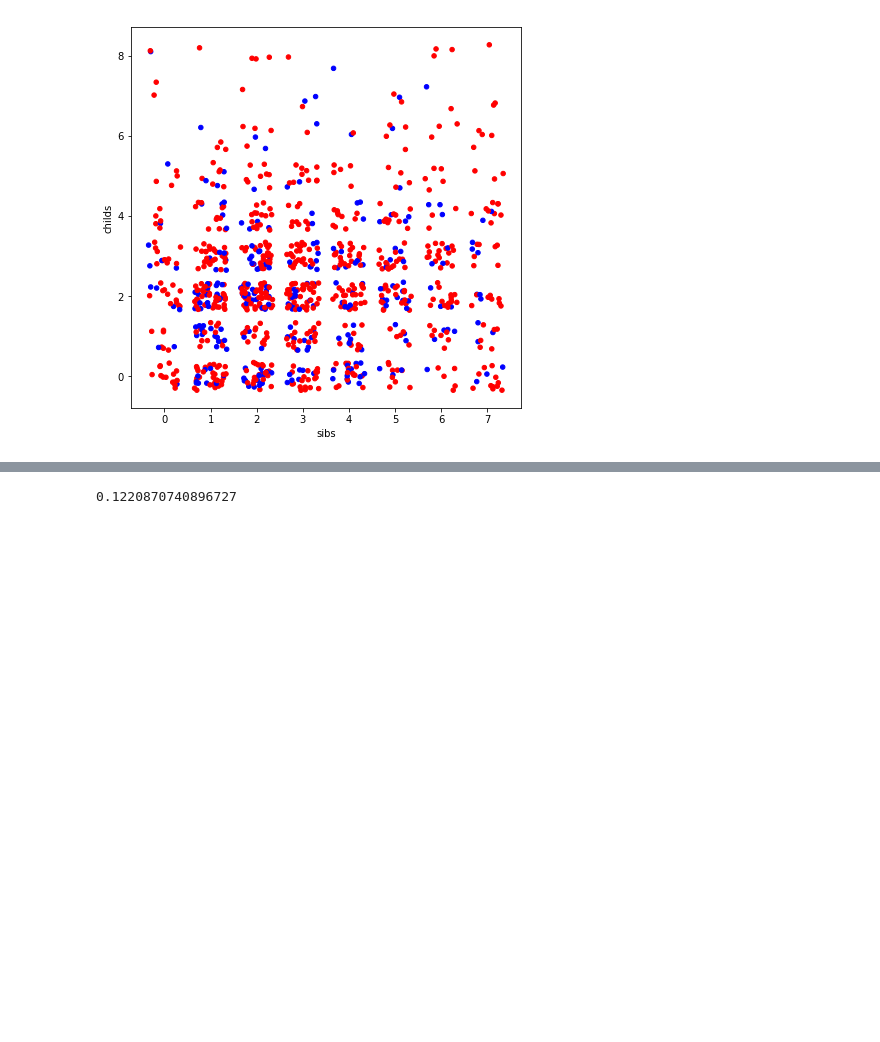
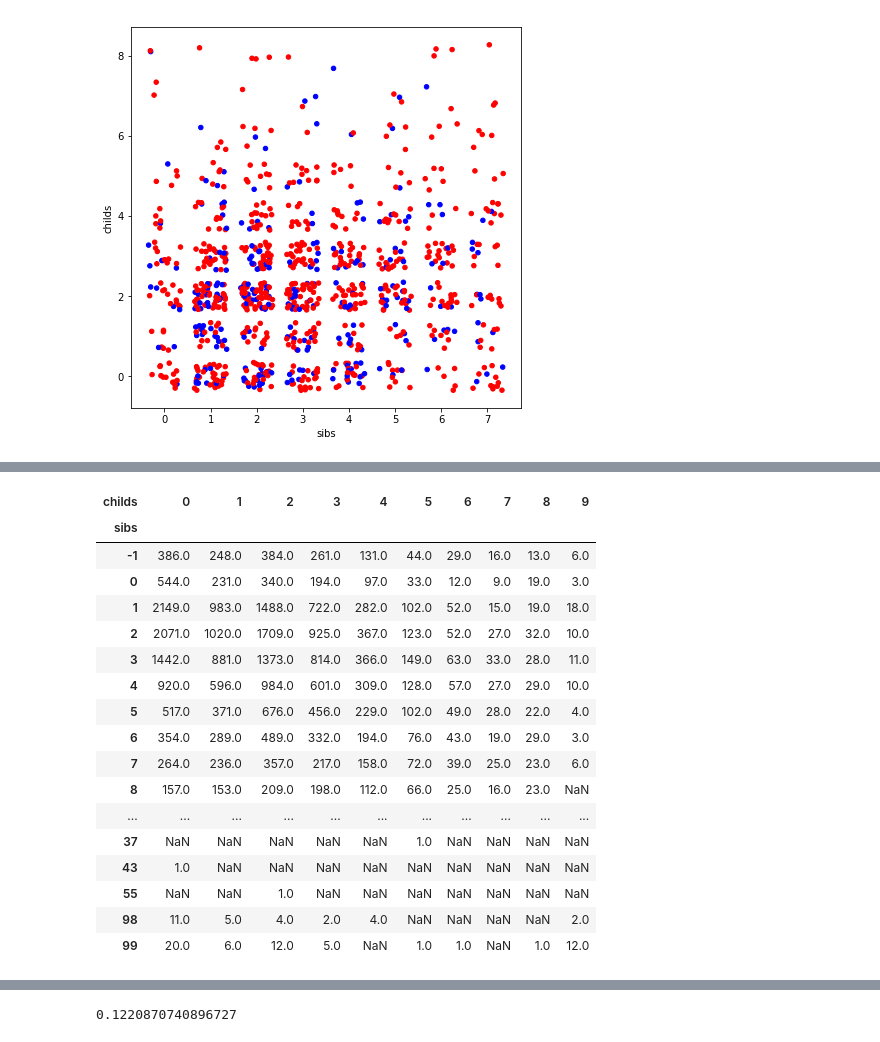
Before and after one commit to dataOtter/python_gss, a Jupyter notebook: Exploration 1 - Children and Spanking.ipynb, the cells around one changed output, grey strips where cells are left out. Cells and saved outputs as stored; diff of their text form; code cells hidden in the pictures; blank space fills up the shorter version.

```diff
--- a/Exploration 1 - Children and Spanking.ipynb
+++ b/Exploration 1 - Children and Spanking.ipynb
@@ -205,0 +224,3 @@ Axes(0.125,0.125;0.775x0.755) Axes(0.125,0.125;0.775x0.755)
+# %%
+by_sibs_childs = dataf.groupby(['sibs', 'childs'])
+by_sibs_childs.size()
@@ -205,0 +245,21 @@ Axes(0.125,0.125;0.775x0.755) Axes(0.125,0.125;0.775x0.755)
+# %%
+by_sibs_childs.size().unstack()
+# %% [output]
+| childs | 0 | 1 | 2 | 3 | 4 | 5 | 6 | 7 | 8 | 9 |
+| sibs |  |  |  |  |  |  |  |  |  |  |
+| -1 | 386.0 | 248.0 | 384.0 | 261.0 | 131.0 | 44.0 | 29.0 | 16.0 | 13.0 | 6.0 |
+| 0 | 544.0 | 231.0 | 340.0 | 194.0 | 97.0 | 33.0 | 12.0 | 9.0 | 19.0 | 3.0 |
+| 1 | 2149.0 | 983.0 | 1488.0 | 722.0 | 282.0 | 102.0 | 52.0 | 15.0 | 19.0 | 18.0 |
+| 2 | 2071.0 | 1020.0 | 1709.0 | 925.0 | 367.0 | 123.0 | 52.0 | 27.0 | 32.0 | 10.0 |
+| 3 | 1442.0 | 881.0 | 1373.0 | 814.0 | 366.0 | 149.0 | 63.0 | 33.0 | 28.0 | 11.0 |
+| 4 | 920.0 | 596.0 | 984.0 | 601.0 | 309.0 | 128.0 | 57.0 | 27.0 | 29.0 | 10.0 |
+| 5 | 517.0 | 371.0 | 676.0 | 456.0 | 229.0 | 102.0 | 49.0 | 28.0 | 22.0 | 4.0 |
+| 6 | 354.0 | 289.0 | 489.0 | 332.0 | 194.0 | 76.0 | 43.0 | 19.0 | 29.0 | 3.0 |
+| 7 | 264.0 | 236.0 | 357.0 | 217.0 | 158.0 | 72.0 | 39.0 | 25.0 | 23.0 | 6.0 |
+| 8 | 157.0 | 153.0 | 209.0 | 198.0 | 112.0 | 66.0 | 25.0 | 16.0 | 23.0 | NaN |
+| ... | ... | ... | ... | ... | ... | ... | ... | ... | ... | ... |
+| 37 | NaN | NaN | NaN | NaN | NaN | 1.0 | NaN | NaN | NaN | NaN |
+| 43 | 1.0 | NaN | NaN | NaN | NaN | NaN | NaN | NaN | NaN | NaN |
+| 55 | NaN | NaN | 1.0 | NaN | NaN | NaN | NaN | NaN | NaN | NaN |
+| 98 | 11.0 | 5.0 | 4.0 | 2.0 | 4.0 | NaN | NaN | NaN | NaN | 2.0 |
+| 99 | 20.0 | 6.0 | 12.0 | 5.0 | NaN | 1.0 | 1.0 | NaN | 1.0 | 12.0 |
```
Also changed, not shown: parts of 8 cells of this notebook, 1 other file.
